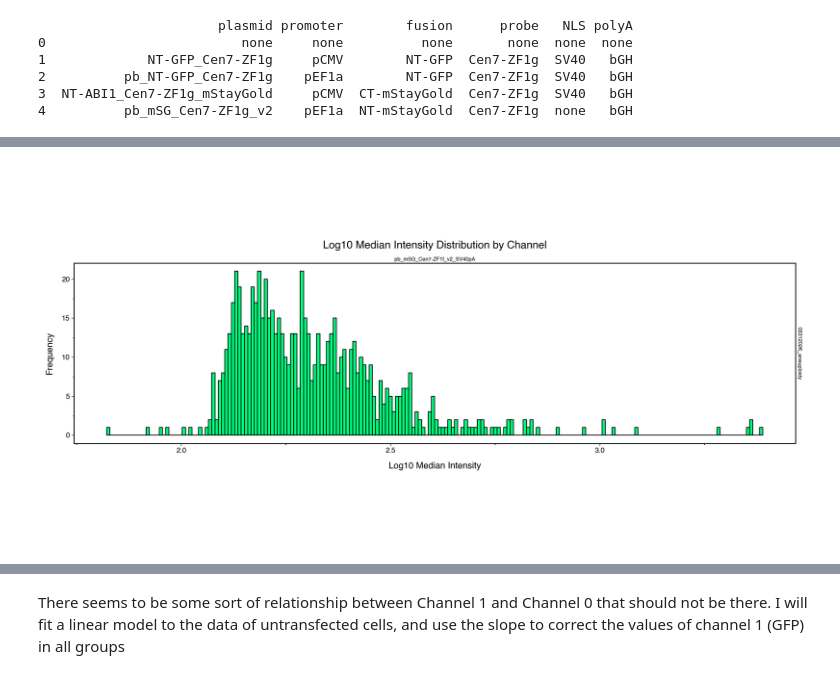
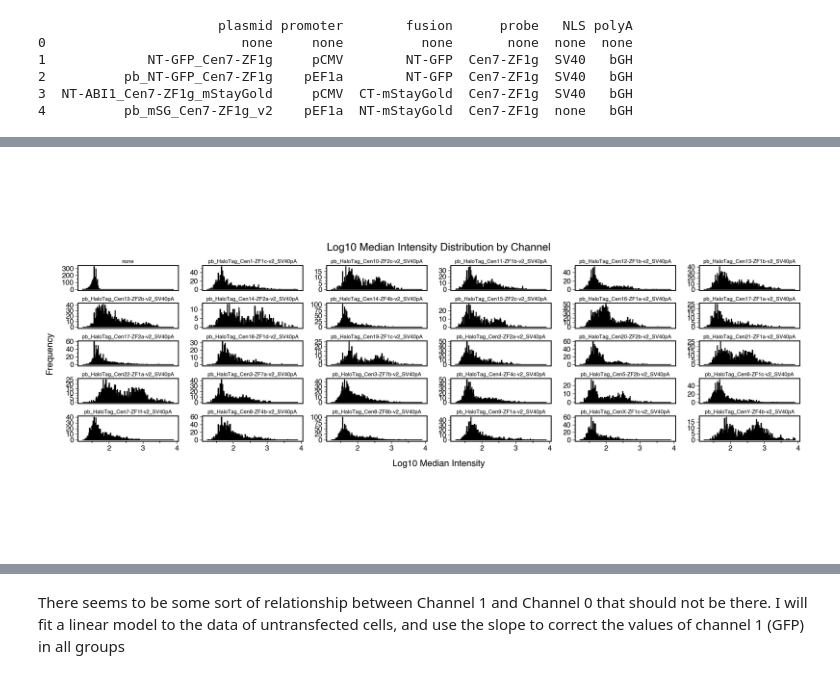
Before and after one commit to timotheelionnet/python_image-analysis, a Jupyter notebook: notebooks/img-explorer.ipynb, the cells around one changed output, grey strips where cells are left out. Cells and saved outputs as stored; diff of their text form; code cells hidden in the pictures.

```diff
--- a/notebooks/img-explorer.ipynb
+++ b/notebooks/img-explorer.ipynb
@@ -54,7 +54,8 @@ logging.basicConfig(level=logging.INFO, format='%(asctime)s - %(levelname)s - %(
 parent_directory = "/Users/nestor/Documents/NYU-ISG/microscope-data" # data directory
 repo_directory = "/Users/nestor/Documents/NYU-ISG/python_image-analysis" # analysis code directory
 
-experiment_list = ["03312026_aneuploidy"]
+experiment_list = ["02182026_pb-Halo_Cen-ZF_batch1", "03132026_pb-Halo_Cen-ZF_batch2",
+                  "06092026_pb-Halo_Cen-ZF_batch3"]
 
 # Determine if you used flat field correction (False by default)
 use_ffc = False # write True/False, as appropriate
@@ -153,3 +158,13 @@ for experiment, data in all_experiments_data.items():
+# %%
+# OPTIONAL
+# If images are not MIPs originally and get loaded as images with (P, C, X, Y) dimensions,
+# run this loop to drop the position
+
+for experiment, data in all_experiments_data.items():
+    data["all_images"]["image"] = [
+        img[0] if img.ndim == 4 else img
+        for img in data["all_images"]["image"]
+    ]
 # %%
 # Optional: check dimensions of a given set of images, to verify they're correct
 
@@ -225,8 +254,8 @@ for experiment, data in all_experiments_data.items():
 
 # Specify the index of the image to check
 # and the channel to plot — remember C-1 for ImageJ is channel 0 for Python!
-e_index = 0
-image_index = 3
+e_index = 2
+image_index = 13
 
 # Replace with the desired index
 c = 0 # remember the channel order in these images
@@ -927,7 +938,7 @@ plt.close()  # Close the plot to free memory
 
 from outliers_removal import outliersOut
 
-sd_cutoff = 1
+sd_cutoff = 2
 tx = "sqrt"
 
 filtr_metrics_df, thresholds = outliersOut(metrics_df, sd_filter = sd_cutoff, transformation = tx)
@@ -1177,35 +1240,35 @@ my_data = combinedBS_df[combinedBS_df['channel'] == 1]
 plot = (
     p9.ggplot(data = my_data) +
     p9.aes(x = 'log10_median', fill = 'factor(channel)') +  # factor() to treat channel as categorical
     p9.geom_histogram(bins = 200, color = 'black') +
-    p9.facet_grid('experiment ~ plasmid', scales = 'free_y') +  # Create separate plots for each channel
+    p9.facet_wrap(' ~ plasmid', scales = 'free_y') +  # Create separate plots for each channel
     #p9.scale_x_continuous(limits = (combined_df['log10_median'].min(),
     #                                combined_df['log10_median'].max())) +
     p9.scale_fill_manual(values = channel_colors) +
     p9.labs(title = 'Log10 Median Intensity Distribution by Channel',
             x = 'Log10 Median Intensity',
             y = 'Frequency') +
     p9.theme_bw() +
     p9.theme(figure_size = (12, 6), # Adjust figure size
              aspect_ratio = 1/4,
              subplots_adjust = {'wspace': 0.20},  # Adjust space between plots
              legend_position = 'none',  # Hide legend if desired
              panel_grid = p9.element_blank(),
              strip_background = p9.element_blank(),
              panel_border = p9.element_rect(color = 'black', linewidth = 1),
              axis_ticks = p9.element_line(color = 'black', linewidth = 0.5),
              plot_title = p9.element_text(size = 12, color = 'black', face = 'bold'),
              axis_text = p9.element_text(size = 8, color = 'black'),
              axis_title = p9.element_text(size = 10, color = 'black', face = 'bold'),
              legend_text = p9.element_text(size = 8, color = 'black'),
              legend_title = p9.element_text(size = 10, color = 'black', face = 'bold'),
              strip_text = p9.element_text(size = 6, color = 'black'))
 )
 
 # Print the plot
 plot
 # %% [output]
-[figure, old version]
+[figure, new version]
 # %%
 # Plot the same data as above but as boxplots and scatterplots
 
```
Also changed, not shown: parts of 33 cells of this notebook.
